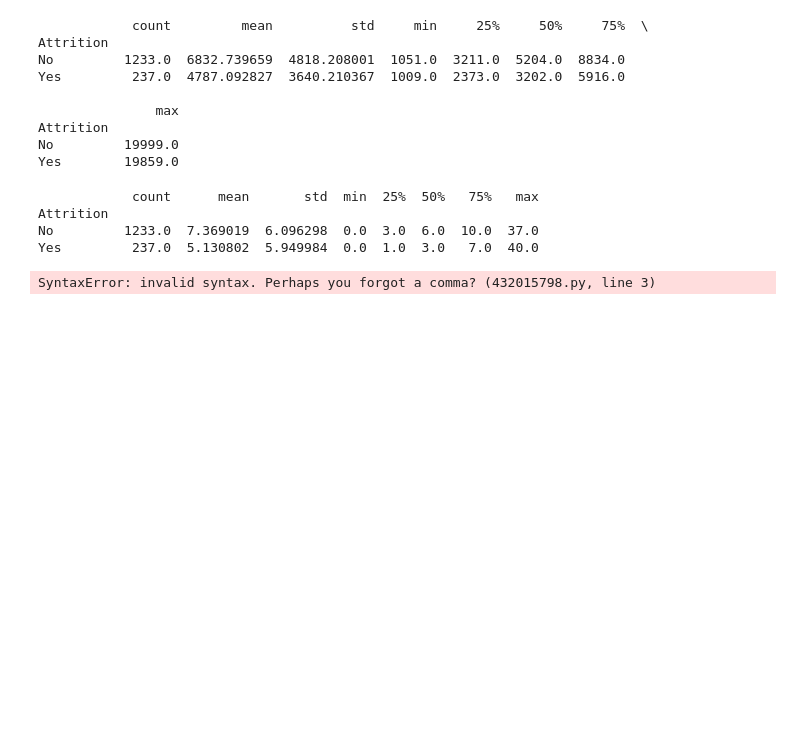
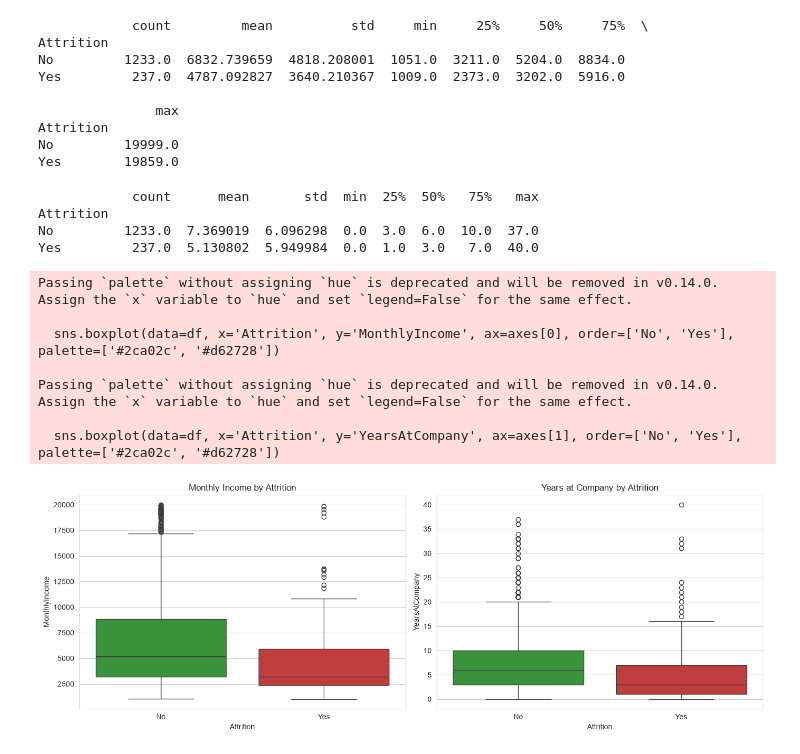
Before and after one commit to bolu-amusan/employee-attrition-analysis, a Jupyter notebook: notebooks/attrition_analysis.ipynb, the cells around one changed output. Cells and saved outputs as stored; diff of their text form; code cells hidden in the pictures; blank space fills up the shorter version.

```diff
--- a/notebooks/attrition_analysis.ipynb
+++ b/notebooks/attrition_analysis.ipynb
@@ -121,14 +121,21 @@ Yes         237.0  5.130802  5.949984  0.0  1.0  3.0   7.0  40.0
 # %%
 fig, axes = plt.subplots(1, 2, figsize=(14, 5))
 
-sns.boxplot(data=df, x='Attrition', y='MonthlyIncome', ax=axes[0], order=['No', 'Yes'] palette=['#2ca02c', '#d62728'])
+sns.boxplot(data=df, x='Attrition', y='MonthlyIncome', ax=axes[0], order=['No', 'Yes'], palette=['#2ca02c', '#d62728'])
 axes[0].set_title('Monthly Income by Attrition')
 
-sns.boxplot(data=df, x='Attrition', y='YearsAtCompany', ax=axes[1], order=['No', 'Yes'] palette=['#2ca02c', '#d62728'])
+sns.boxplot(data=df, x='Attrition', y='YearsAtCompany', ax=axes[1], order=['No', 'Yes'], palette=['#2ca02c', '#d62728'])
 axes[1].set_title('Years at Company by Attrition')
 
 plt.tight_layout()
 plt.savefig('../images/income_tenure_boxplots.png', dpi=150)
 plt.show()
 # %% [output]
-SyntaxError: invalid syntax. Perhaps you forgot a comma? (432015798.py, line 3)
+Passing `palette` without assigning `hue` is deprecated and will be removed in v0.14.0. Assign the `x` variable to `hue` and set `legend=False` for the same effect.
+
+  sns.boxplot(data=df, x='Attrition', y='MonthlyIncome', ax=axes[0], order=['No', 'Yes'], palette=['#2ca02c', '#d62728'])
+
+Passing `palette` without assigning `hue` is deprecated and will be removed in v0.14.0. Assign the `x` variable to `hue` and set `legend=False` for the same effect.
+
+  sns.boxplot(data=df, x='Attrition', y='YearsAtCompany', ax=axes[1], order=['No', 'Yes'], palette=['#2ca02c', '#d62728'])
+[figure, added]
```
Also changed, not shown: parts of 9 cells of this notebook, 2 other files.
